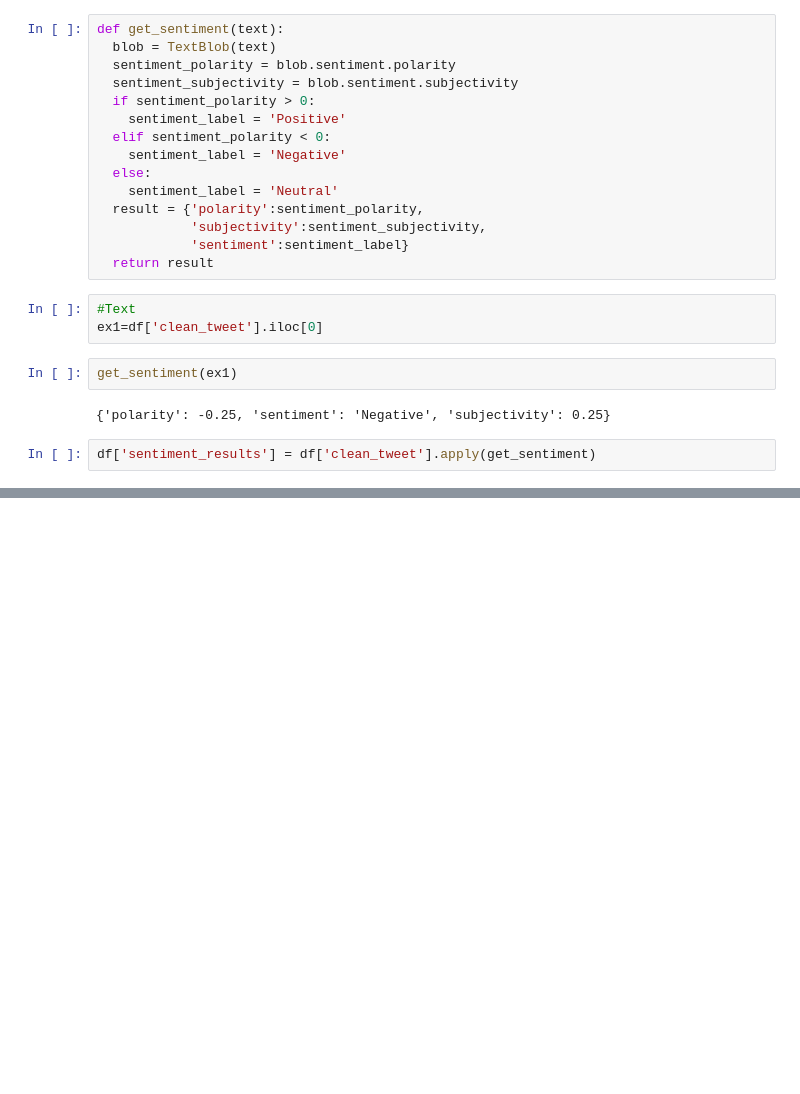
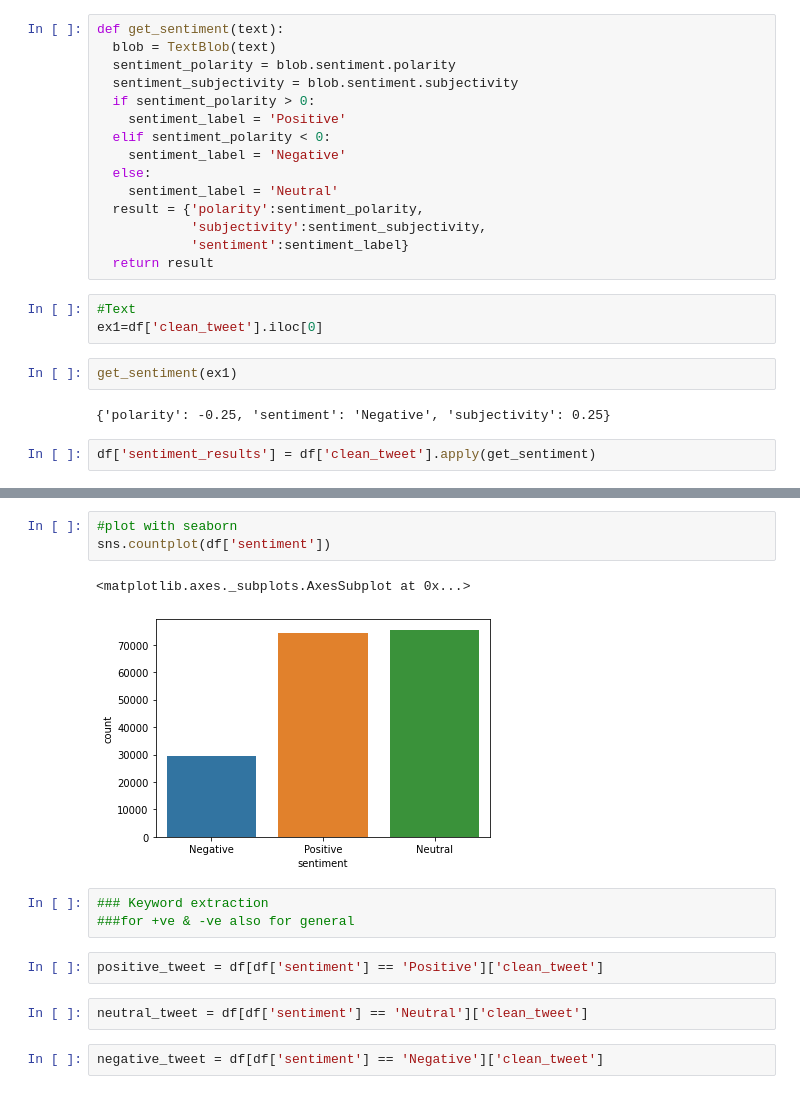
Before and after one commit to Anakha-s/Project-1, a Jupyter notebook: covid_sent_Analysis.ipynb, the cells around one changed output, grey strips where cells are left out. Cells and saved outputs as stored; diff of their text form; blank space fills up the shorter version.

```diff
--- a/covid_sent_Analysis.ipynb
+++ b/covid_sent_Analysis.ipynb
@@ -323,0 +371,15 @@ df['sentiment_results'] = df['clean_tweet'].apply(get_sentiment)
+# %%
+#plot with seaborn
+sns.countplot(df['sentiment'])
+# %% [output]
+<matplotlib.axes._subplots.AxesSubplot at 0x...>
+[figure, added]
+# %%
+### Keyword extraction
+###for +ve & -ve also for general
+# %%
+positive_tweet = df[df['sentiment'] == 'Positive']['clean_tweet']
+# %%
+neutral_tweet = df[df['sentiment'] == 'Neutral']['clean_tweet']
+# %%
+negative_tweet = df[df['sentiment'] == 'Negative']['clean_tweet']
```
Also changed, not shown: parts of 24 cells of this notebook.
